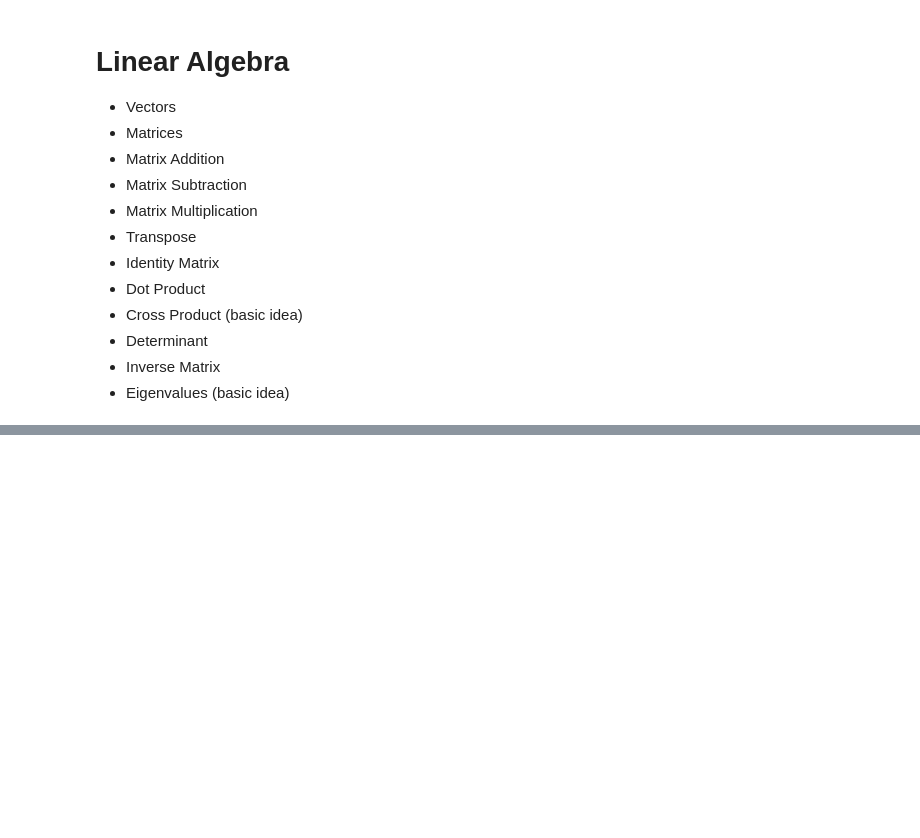
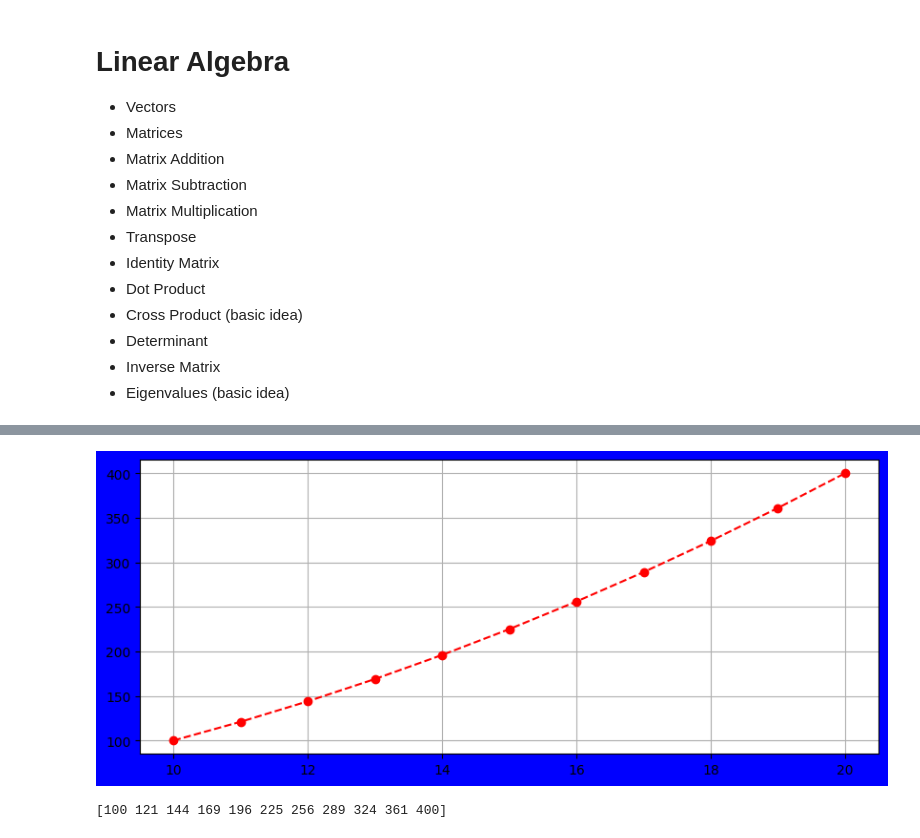
Before and after one commit to prasantapy/interview_questions, a Jupyter notebook: NumpywithPandas.ipynb, the cells around one changed output, grey strips where cells are left out. Drawn from its saved outputs; the diff is of its cells as text; code cells hidden in the pictures; blank space fills up the shorter version.

```diff
--- a/NumpywithPandas.ipynb
+++ b/NumpywithPandas.ipynb
@@ -405,0 +584,11 @@ print(a+b)
+# %%
+a = np.arange(10,21)
+plt.figure(figsize=(10,4),facecolor='blue')
+sq = a**2
+plt.plot(a,sq,marker='o',linestyle='--',color='red')
+plt.grid()
+plt.show()
+print(sq)
+# %% [output]
+[figure, added]
+[100 121 144 169 196 225 256 289 324 361 400]
```
Also changed, not shown: parts of 26 cells of this notebook.
